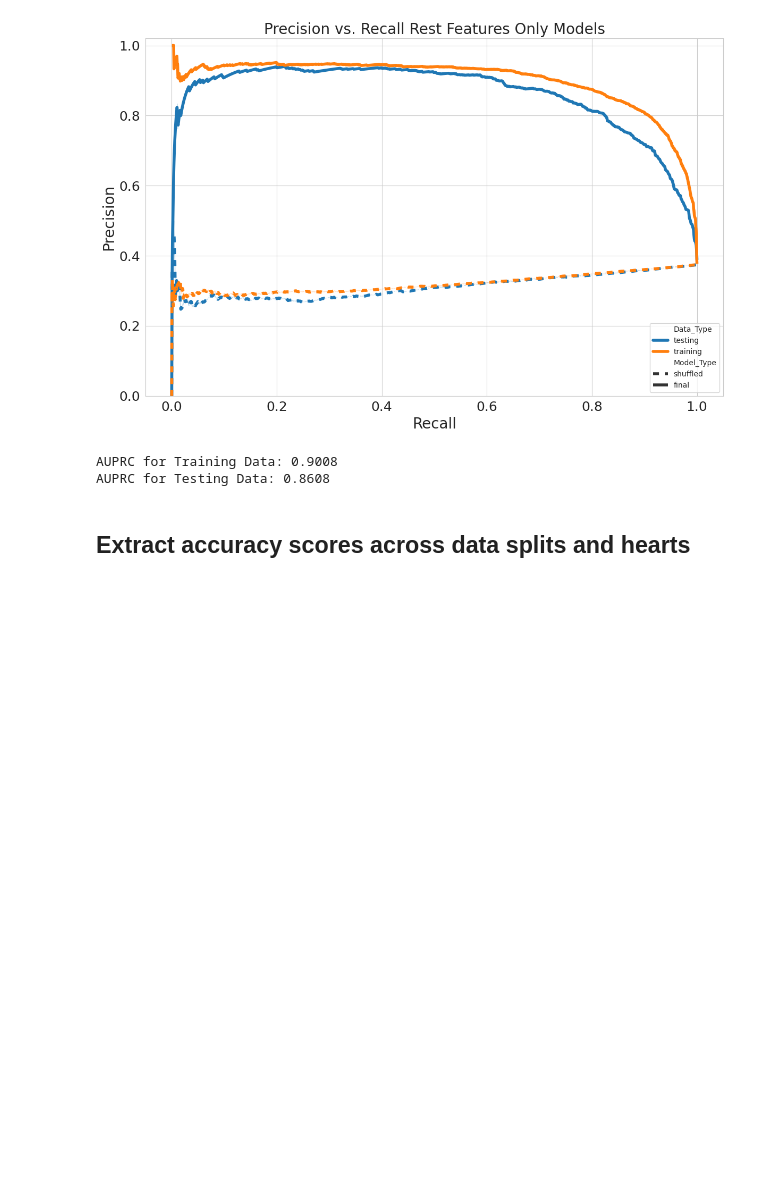
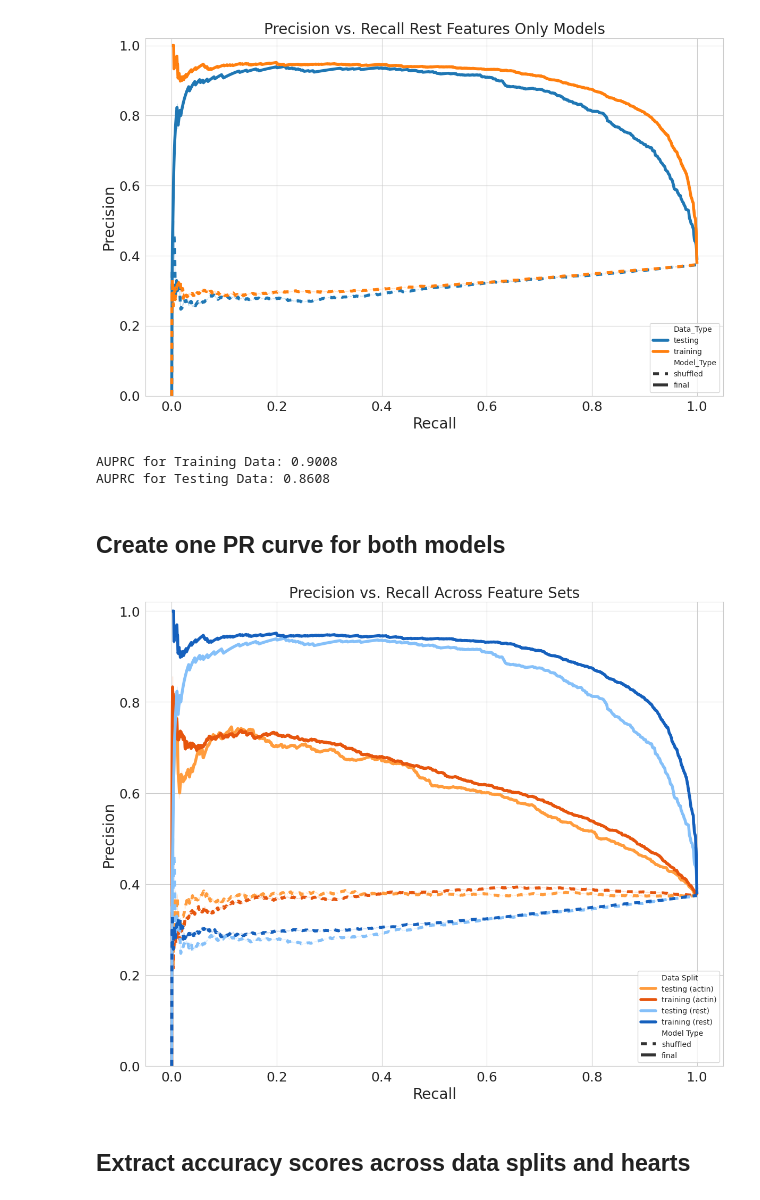
Before and after one commit to WayScience/cellpainting_predicts_cardiac_fibrosis, a Jupyter notebook: 5.machine_learning/1.evaluate_models/2.supp_model_eval.ipynb, the cells around one changed output. Drawn from its saved outputs; the diff is of its cells as text; code cells hidden in the pictures; blank space fills up the shorter version.

```diff
--- a/5.machine_learning/1.evaluate_models/2.supp_model_eval.ipynb
+++ b/5.machine_learning/1.evaluate_models/2.supp_model_eval.ipynb
@@ -361,6 +368,73 @@ print(f"AUPRC for Testing Data: {testing_auprc:.4f}")
 # %% [output]
 AUPRC for Training Data: 0.9008
 AUPRC for Testing Data: 0.8608
+# %% [markdown]
+## Create one PR curve for both models
+# %%
+# Create a custom color palette: darker for training, lighter for testing
+palette = {
+    "training (rest)": "#1560bd",  # Darker blue
+    "testing (rest)": "#85c0f9",   # Lighter blue
+    "training (actin)": "#e6550d",   # Darker orange
+    "testing (actin)": "#ff9c3d",    # Lighter orange
+}
+
+# PR curves with both training and testing data for all feature sets
+plt.figure(figsize=(12, 10))
+sns.set_style("whitegrid")
+
+# Filter the dataframe to only include 'training' and 'testing' data types
+filtered_df = pr_df[
+    pr_df["Data_Type"].isin(["training", "testing"])
+].copy()  # Make a copy of the filtered dataframe to avoid SettingWithCopyWarning
+
+# Create a new column 'Data_Type_Feature' by combining Data_Type and Feature_Set
+filtered_df['Data Split'] = filtered_df['Data_Type'] + ' (' + filtered_df['Feature_Set'] + ')'
+
+# Rename the column 'Model_Type' to something else if needed
+filtered_df = filtered_df.rename(columns={'Model_Type': 'Model Type'})
+
+# Create a line plot for Precision vs Recall
+sns.lineplot(
+    x="Recall",
+    y="Precision",
+    hue="Data Split",  # Use the new combined column for hue
+    style="Model Type",  # Differentiate line styles based on Model Type
+    dashes={
+        "final": (1, 0),
+        "shuffled": (2, 2),
+    },  # Custom dash patterns for final and shuffled
+    data=filtered_df,
+    linewidth=4,  # Adjust the line width as needed
+    palette=palette,  # Apply the custom palette
+)
+
+# Set legend location
+plt.legend(loc="lower right")
+
+# Set plot limits for y-axis
+plt.ylim(bottom=0.0, top=1.02)
+
+# Set x and y axis labels with larger font
+plt.xlabel("Recall", fontsize=20)
+plt.ylabel("Precision", fontsize=20)
+
+# Set plot title with larger font
+plt.title("Precision vs. Recall Across Feature Sets", fontsize=20)
+
+# Adjust font size for x-axis and y-axis ticks
+plt.xticks(fontsize=18)
+plt.yticks(fontsize=18)
+
+# Adjust layout to prevent clipping
+plt.tight_layout()
+
+# Save the plot
+plt.savefig(f"{supp_model_fig_dir}/precision_recall_actin_versus_rest.pdf", dpi=500, bbox_inches='tight')
+
+plt.show()
+# %% [output]
+[figure, added]
 # %% [markdown]
 ## Extract accuracy scores across data splits and hearts
 # %%
```
Also changed, not shown: parts of 1 cell of this notebook, 13 other files.
